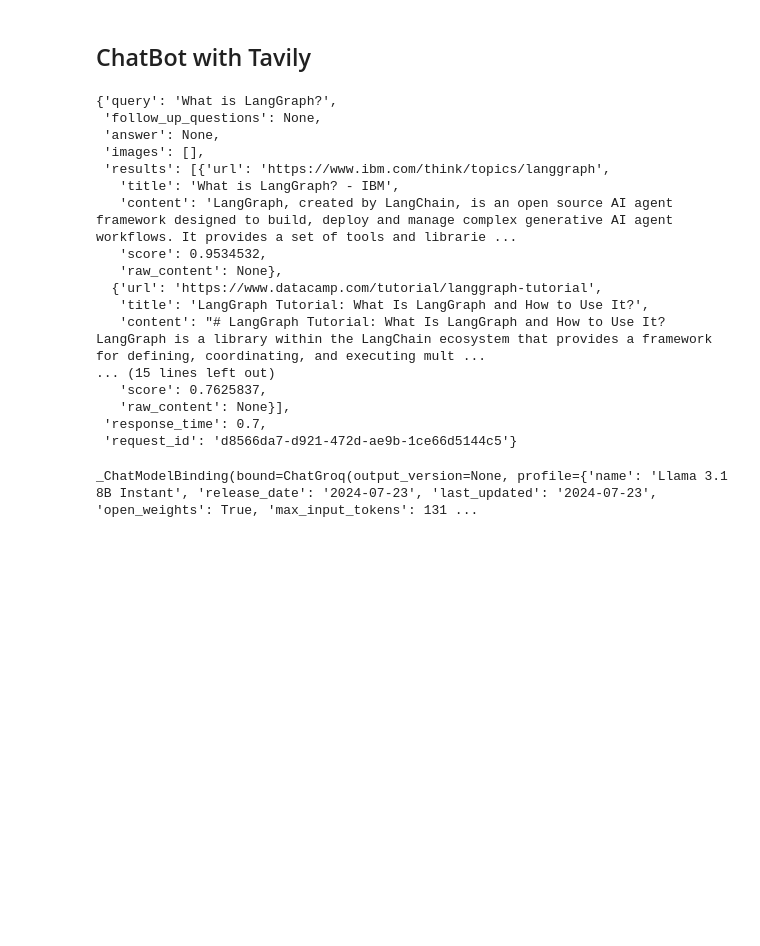
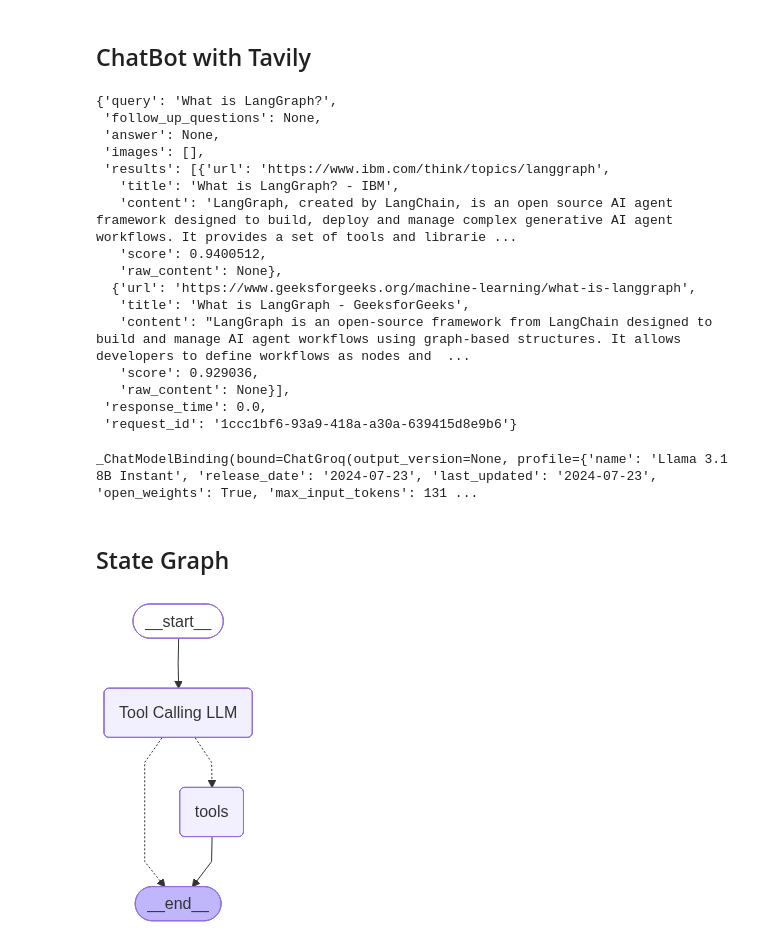
Before and after one commit to monirul8888/Agentic-AI-Systems, a Jupyter notebook: 1-BasicChatbot/1-BasicChatbot.ipynb, the cells around one changed output. Saved outputs shown, nothing was run; the diff lists cells and outputs as text; code cells hidden in the pictures; blank space fills up the shorter version.

Commit message:
Added Conditoons Node

```diff
--- a/1-BasicChatbot/1-BasicChatbot.ipynb
+++ b/1-BasicChatbot/1-BasicChatbot.ipynb
@@ -97,7 +97,7 @@ I'm functioning properly, thank you for asking. I'm a large language model, so I
 # %%
 from langchain_tavily import TavilySearch
 
-tool = TavilySearch(max_result =2)
+tool = TavilySearch(max_results =2)
 
 tool.invoke("What is LangGraph?")
 # %% [output]
@@ -108,16 +108,15 @@ tool.invoke("What is LangGraph?")
  'results': [{'url': 'https://www.ibm.com/think/topics/langgraph',
    'title': 'What is LangGraph? - IBM',
    'content': 'LangGraph, created by LangChain, is an open source AI agent framework designed to build, deploy and manage complex generative AI agent workflows. It provides a set of tools and librarie ...
-   'score': 0.9534532,
+   'score': 0.9400512,
    'raw_content': None},
-  {'url': 'https://www.datacamp.com/tutorial/langgraph-tutorial',
-   'title': 'LangGraph Tutorial: What Is LangGraph and How to Use It?',
-   'content': "# LangGraph Tutorial: What Is LangGraph and How to Use It? LangGraph is a library within the LangChain ecosystem that provides a framework for defining, coordinating, and executing mult ...
-... (15 lines left out)
-   'score': 0.7625837,
+  {'url': 'https://www.geeksforgeeks.org/machine-learning/what-is-langgraph',
+   'title': 'What is LangGraph - GeeksforGeeks',
+   'content': "LangGraph is an open-source framework from LangChain designed to build and manage AI agent workflows using graph-based structures. It allows developers to define workflows as nodes and  ...
+   'score': 0.929036,
    'raw_content': None}],
- 'response_time': 0.7,
- 'request_id': 'd8566da7-d921-472d-ae9b-1ce66d5144c5'}
+ 'response_time': 0.0,
+ 'request_id': '1ccc1bf6-93a9-418a-a30a-639415d8e9b6'}
 # %%
 def multiPly(a:int, b:int)->int:
     """
@@ -139,3 +138,48 @@ llm_with_tool = llm.bind_tools(tools)
 llm_with_tool
 # %% [output]
 _ChatModelBinding(bound=ChatGroq(output_version=None, profile={'name': 'Llama 3.1 8B Instant', 'release_date': '2024-07-23', 'last_updated': '2024-07-23', 'open_weights': True, 'max_input_tokens': 131 ...
+# %% [markdown]
+## State Graph
+# %%
+from langgraph.graph import StateGraph, START, END
+from langgraph.prebuilt import tools_condition, ToolNode
+
+builder = StateGraph(State)
+
+def tool_calling_llm(state: State):
+    return {
+        "messages": [
+            llm_with_tool.invoke(state["messages"])
+        ]
+    }
+
+builder.add_node(
+    "Tool Calling LLM",
+    tool_calling_llm
+)
+
+builder.add_node(
+    "tools",
+    ToolNode(tools)
+)
+
+builder.add_edge(
+    START,
+    "Tool Calling LLM"
+)
+
+builder.add_conditional_edges(
+    "Tool Calling LLM",
+    tools_condition
+)
+
+builder.add_edge(
+    "tools",
+    END
+)
+
+graph = builder.compile()
+
+display(Image(graph.get_graph().draw_mermaid_png()))
+# %% [output]
+[figure, added]
```
Also changed, not shown: parts of 4 cells of this notebook.
